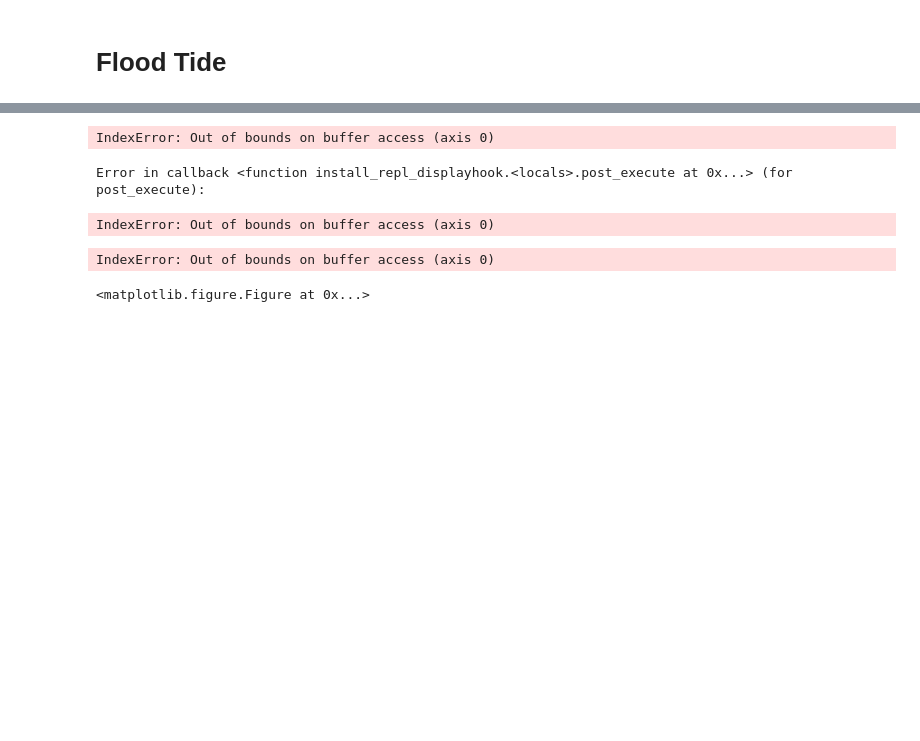
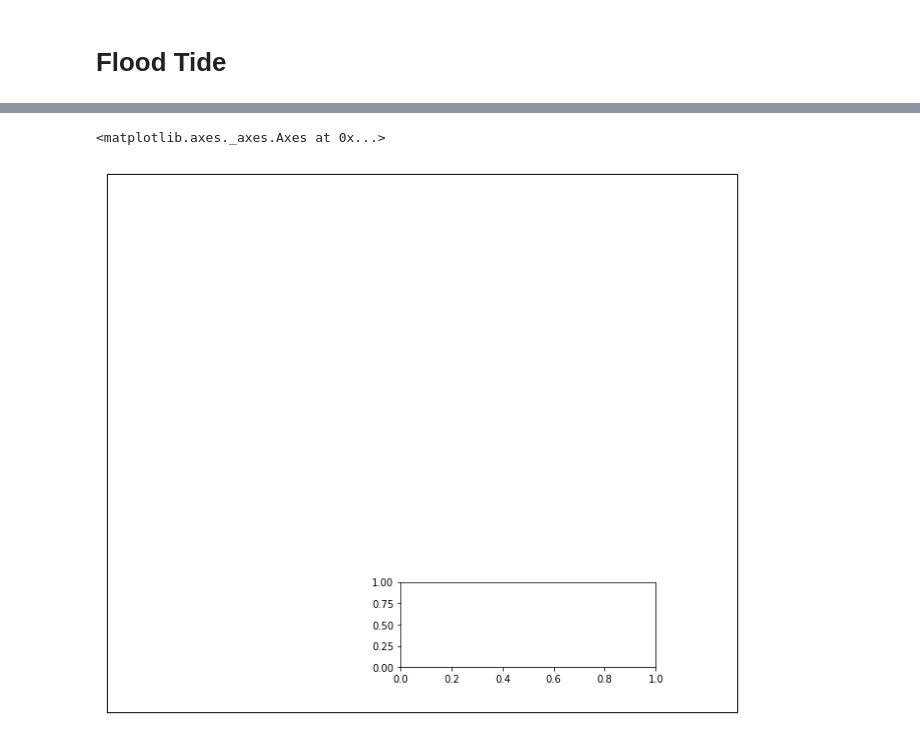
Before and after one commit to shelleyculver/rapid, a Jupyter notebook: midas/scs/salinity.ipynb, the cells around one changed output, grey strips where cells are left out. Drawn from its saved outputs; the diff is of its cells as text; code cells hidden in the pictures; blank space fills up the shorter version.

```diff
--- a/midas/scs/salinity.ipynb
+++ b/midas/scs/salinity.ipynb
@@ -120,43 +163,45 @@ cb.set_label('Salinity')
+# %%
+fig = plt.figure(figsize=(12, 8))
+ax = fig.add_axes([0.06, 0.01, 0.93, 0.95], projection=merc)
+fig.add_axes([0.5, 0.09, 0.3, 0.15])
+# %% [output]
+<matplotlib.axes._axes.Axes at 0x...>
+[figure, added]
 # %%
-fig, axes = plt.subplots(nrows = 5, ncols = 2,subplot_kw = dict(projection = merc), figsize = (15,20))
-dstartoverall = pd.Timestamp('2018-3-26 07:30')
-plt.subplots_adjust(wspace = .1) #adjust this for maximum plot space
-vmin = df['Thermosalinograph-Data-Salinity'][dstartoverall : dstartoverall + pd.Timedelta('10 hour')].min()
-vmax = df['Thermosalinograph-Data-Salinity'][dstartoverall : dstartoverall + pd.Timedelta('10 hour')].max()
+#data is out of bounds
+# fig, axes = plt.subplots(nrows = 5, ncols = 2,subplot_kw = dict(projection = merc), figsize = (15,20))
+# dstartoverall = pd.Timestamp('2018-3-26 07:30')
+# plt.subplots_adjust(wspace = .1) #adjust this for maximum plot space
+# vmin = df['Thermosalinograph-Data-Salinity'][dstartoverall : dstartoverall + pd.Timedelta('10 hour')].min()
+# vmax = df['Thermosalinograph-Data-Salinity'][dstartoverall : dstartoverall + pd.Timedelta('10 hour')].max()
 
-for i,ax in enumerate(axes.flatten()):
-    ax.set_extent([-94.84, -94.52, 29.23, 29.4], pc)
-    gl = ax.gridlines(linewidth = 0.2, color = 'gray', alpha = 0.5, linestyle = '-', draw_labels = True)
-    gl.xformatter = LONGITUDE_FORMATTER
-    gl.yformatter = LATITUDE_FORMATTER
-    gl.xlocator = mpl.ticker.FixedLocator(np.arange(-100, -70, .1))
-    gl.ylocator = mpl.ticker.FixedLocator(np.arange(10, 40, .05))
-    gl.xlabels_bottom = False
-    gl.ylabels_right = False
-    ax.add_feature(land_10m, facecolor = '0.8')
-    ax.set_facecolor('0.8')
+# for i,ax in enumerate(axes.flatten()):
+#     ax.set_extent([-94.84, -94.52, 29.23, 29.4], pc)
+#     gl = ax.gridlines(linewidth = 0.2, color = 'gray', alpha = 0.5, linestyle = '-', draw_labels = True)
+#     gl.xformatter = LONGITUDE_FORMATTER
+#     gl.yformatter = LATITUDE_FORMATTER
+#     gl.xlocator = mpl.ticker.FixedLocator(np.arange(-100, -70, .1))
+#     gl.ylocator = mpl.ticker.FixedLocator(np.arange(10, 40, .05))
+#     gl.xlabels_bottom = False
+#     gl.ylabels_right = False
+#     ax.add_feature(land_10m, facecolor = '0.8')
+#     ax.set_facecolor('0.8')
 
-    dstart = dstartoverall + i*pd.Timedelta('1 hour')
-    dend = dstart + pd.Timedelta('1 hour')
+#     dstart = dstartoverall + i*pd.Timedelta('1 hour')
+#     dend = dstart + pd.Timedelta('1 hour')
 
-    if i >= 2:
-        gl.xlabels_top = False
+#     if i >= 2:
+#         gl.xlabels_top = False
 
-    if i in [1, 3, 5, 7, 9] :
-        gl.ylabels_left = False
+#     if i in [1, 3, 5, 7, 9] :
+#         gl.ylabels_left = False
 
-    mappable = ax.scatter(df['ADU800-GGA-Lon'][dstart:dend], df['ADU800-GGA-Lat'][dstart:dend], c=df['Thermosalinograph-Data-Salinity'][dstart:dend], s=200, cmap=cmo.haline, transform=pc, zorder=10, vmin = vmin, vmax = vmax)
-cb = fig.colorbar(mappable, orientation = 'horizontal', ax=axes.ravel().tolist())
-cb.set_label('Salinity')
+#     mappable = ax.scatter(df['ADU800-GGA-Lon'][dstart:dend], df['ADU800-GGA-Lat'][dstart:dend], c=df['Thermosalinograph-Data-Salinity'][dstart:dend], s=200, cmap=cmo.haline, transform=pc, zorder=10, vmin = vmin, vmax = vmax)
+# cb = fig.colorbar(mappable, orientation = 'horizontal', ax=axes.ravel().tolist())
+# cb.set_label('Salinity')
 
 
-fig.savefig('test.png')
+# fig.savefig('test.png')
-# %% [output]
-IndexError: Out of bounds on buffer access (axis 0)
-Error in callback <function install_repl_displayhook.<locals>.post_execute at 0x...> (for post_execute):
-IndexError: Out of bounds on buffer access (axis 0)
-IndexError: Out of bounds on buffer access (axis 0)
-<matplotlib.figure.Figure at 0x...>
 # %%
 #fig.colorbar?
 # %%
```
Also changed, not shown: parts of 14 cells of this notebook.
